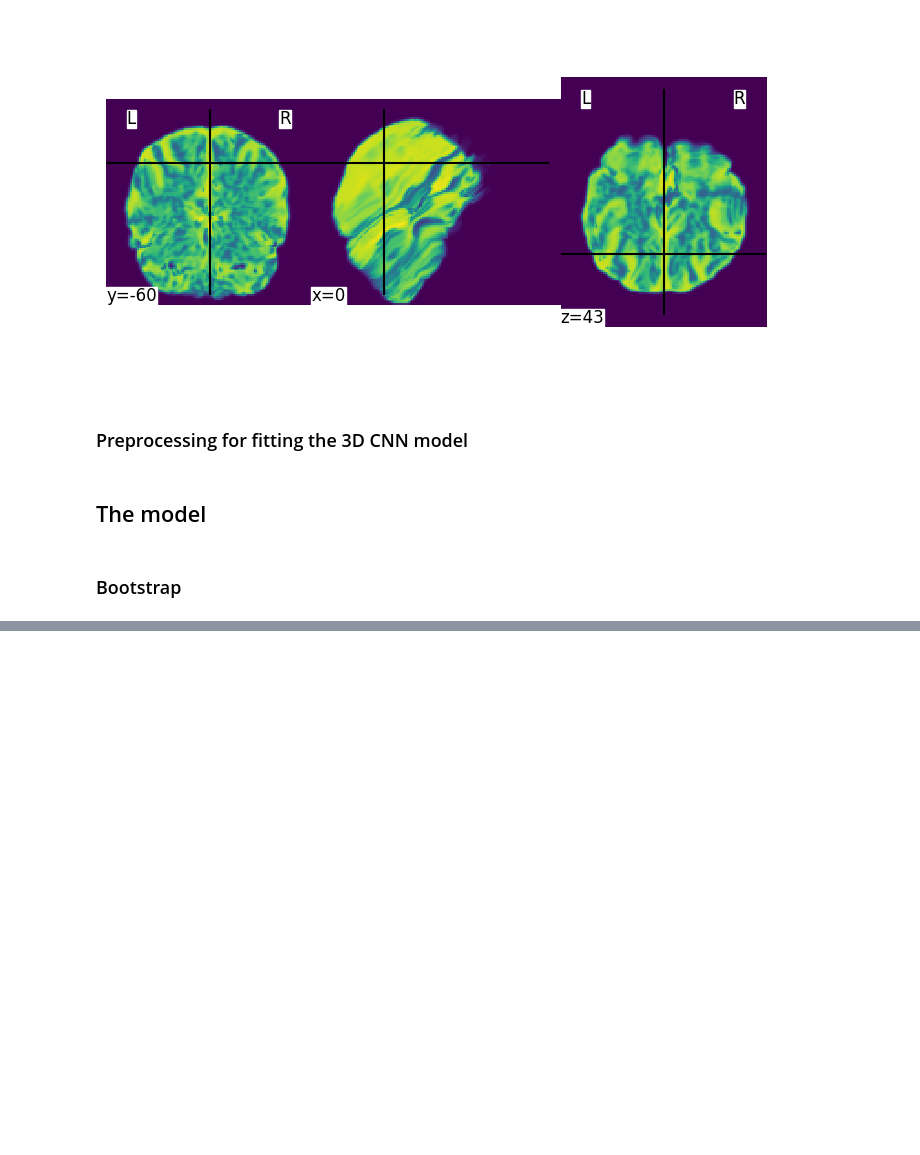
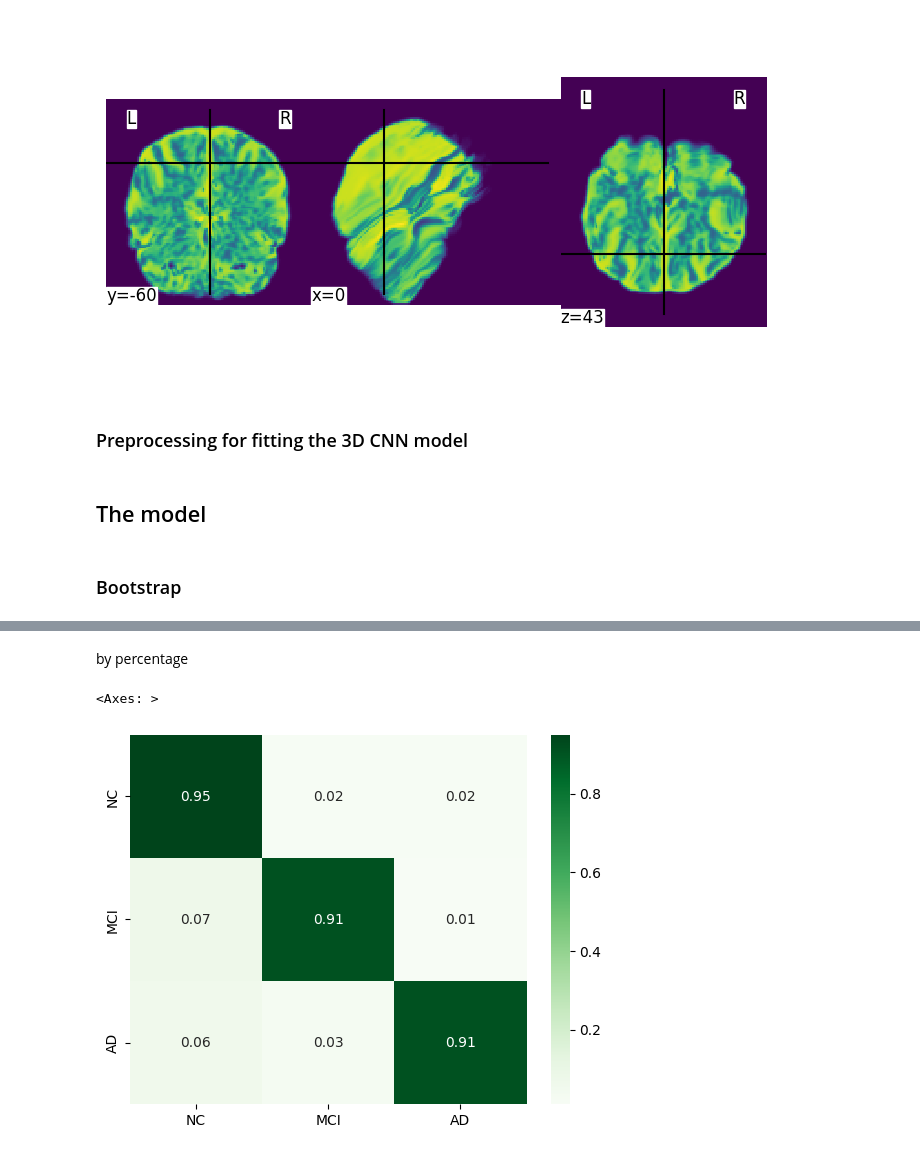
Before and after one commit to RanMatalon/ADNI-3D-CNN, a Jupyter notebook: ADNI_3D.ipynb, the cells around one changed output, grey strips where cells are left out. Drawn from its saved outputs; the diff is of its cells as text; code cells hidden in the pictures; blank space fills up the shorter version.

```diff
--- a/ADNI_3D.ipynb
+++ b/ADNI_3D.ipynb
@@ -226,0 +245,9 @@ sns.heatmap(df, cmap="Greens", annot=True, fmt='.0f')
+# %% [markdown]
+by percentage
+# %%
+mat = confusion_matrix(y_test, predictions)
+df =pd.DataFrame((mat/mat.sum(axis = 1,keepdims = True)).round(2), columns = ['NC','MCI', 'AD'],index = ['NC','MCI', 'AD'])
+sns.heatmap(df, cmap="Greens", annot=True)
+# %% [output]
+<Axes: >
+[figure, added]
```
Also changed, not shown: parts of 9 cells of this notebook.
